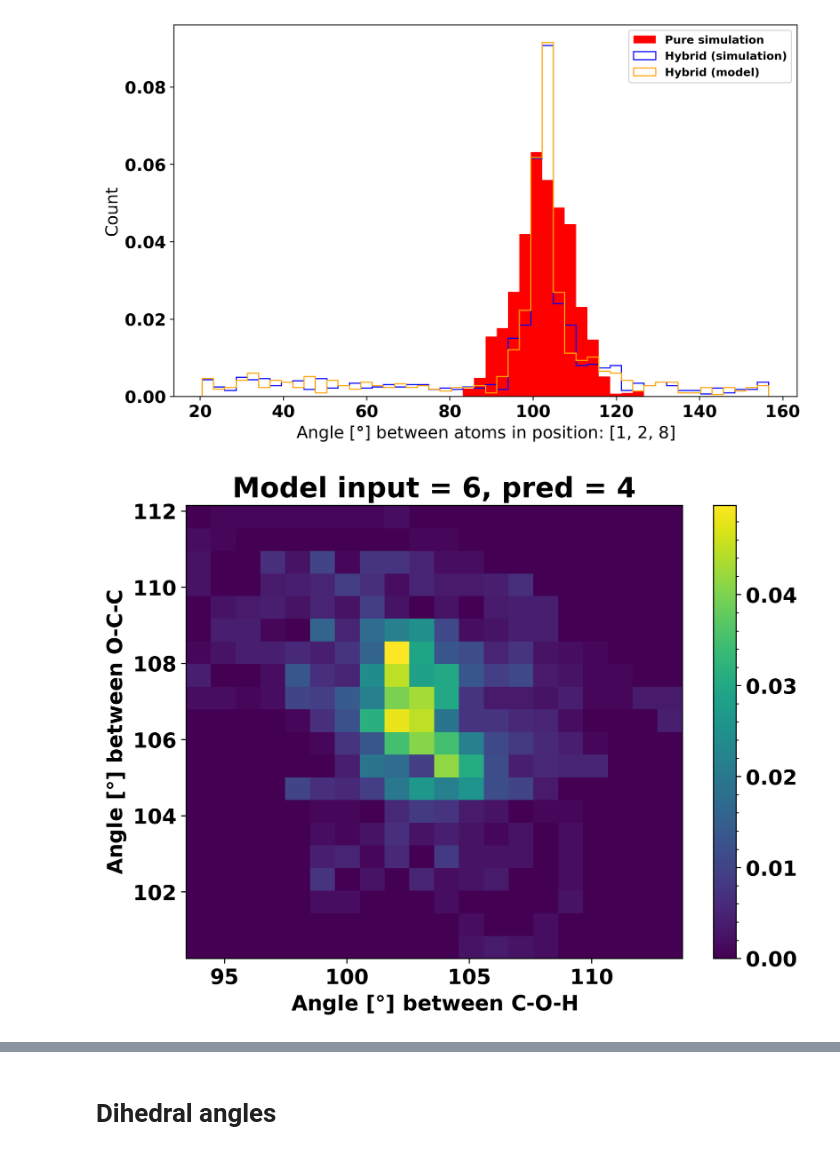
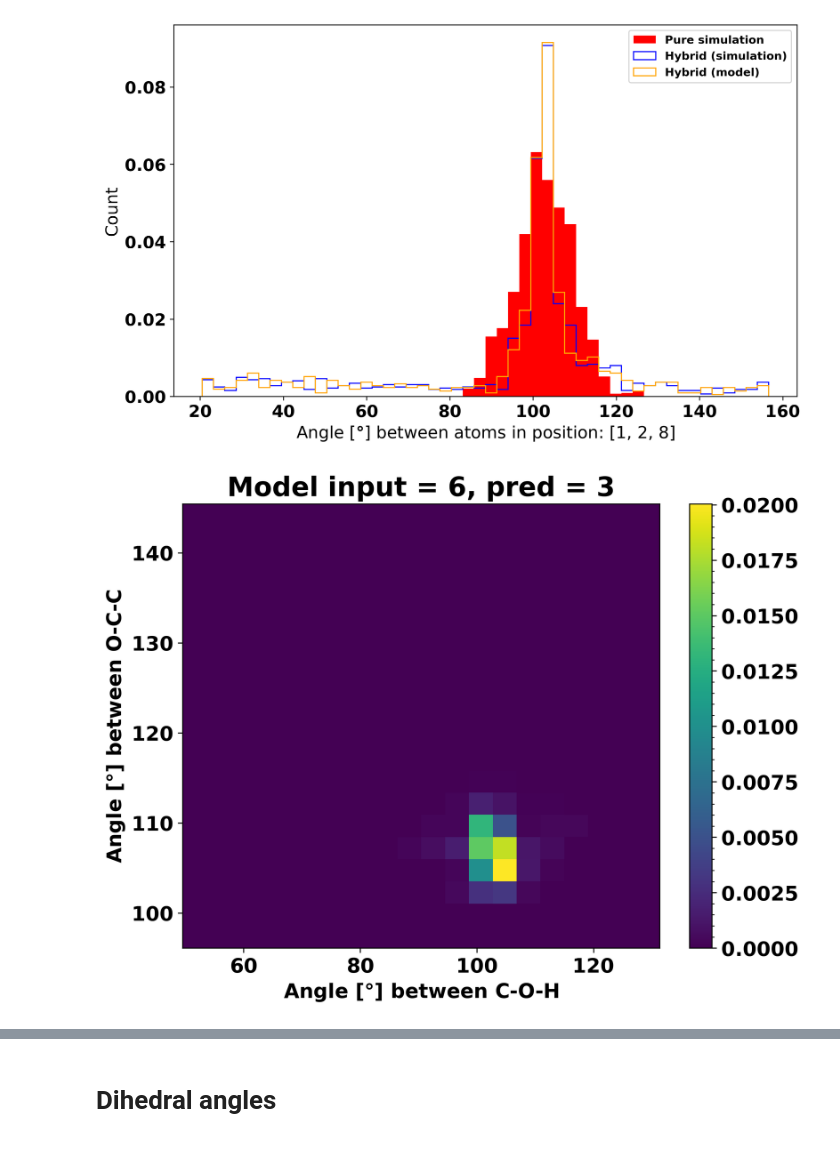
Before and after one commit to BirkDissing/Gemma_group, a Jupyter notebook: Master thesis/Code/Compare_simulations.ipynb, the cells around one changed output, grey strips where cells are left out. Cells and saved outputs as stored; diff of their text form; code cells hidden in the pictures.

```diff
--- a/Master thesis/Code/Compare_simulations.ipynb
+++ b/Master thesis/Code/Compare_simulations.ipynb
@@ -113,19 +135,19 @@ plt.show()
 # %% [output]
 [figure]
 # %%
-angle1 = get_angles(mol_model, *indices)
-angle2 = get_angles(mol_model, 0, 1, 2)
-
+angle1 = get_angles(mol_model_6_3, *indices)
+angle2 = get_angles(mol_model_6_3, 0, 1, 2)
+hist = np.histogram2d(angle1, angle2, bins=20)
 fig, ax = plt.subplots(figsize=(8,6))
 im = ax.hist2d(angle1, angle2, bins=20, density=True)
 ax.set_xlabel("Angle [$\degree$] between C-O-H", fontweight="bold")
 ax.set_ylabel("Angle [$\degree$] between O-C-C", fontweight="bold")
-ax.set_title("Model input = 6, pred = 4", fontweight="bold", fontsize=20)
+ax.set_title("Model input = 6, pred = 3", fontweight="bold", fontsize=20)
 plt.colorbar(im[3])
 plt.minorticks_off()
 plt.show()
 # %% [output]
-[figure, old version]
+[figure, new version]
 # %%
 angle1 = get_angles(mol_dyn, *indices)
 angle2 = get_angles(mol_dyn, 0, 1, 2)
```
Also changed, not shown: parts of 11 cells of this notebook, 5 other files.
